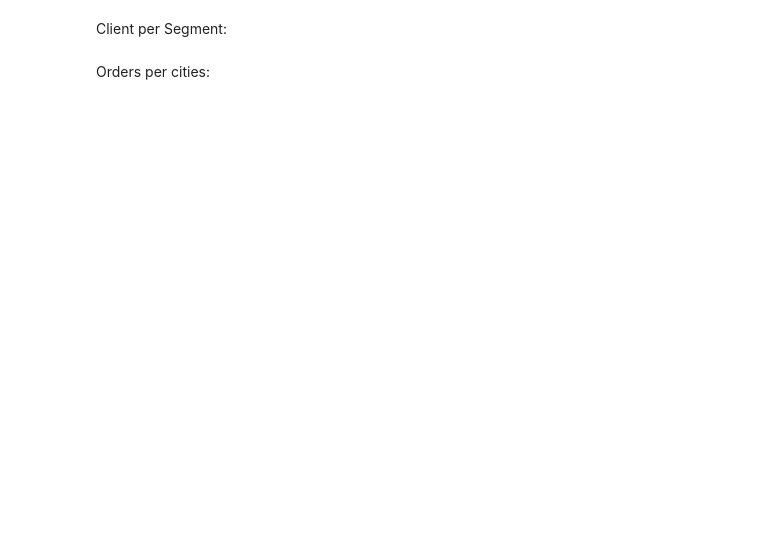
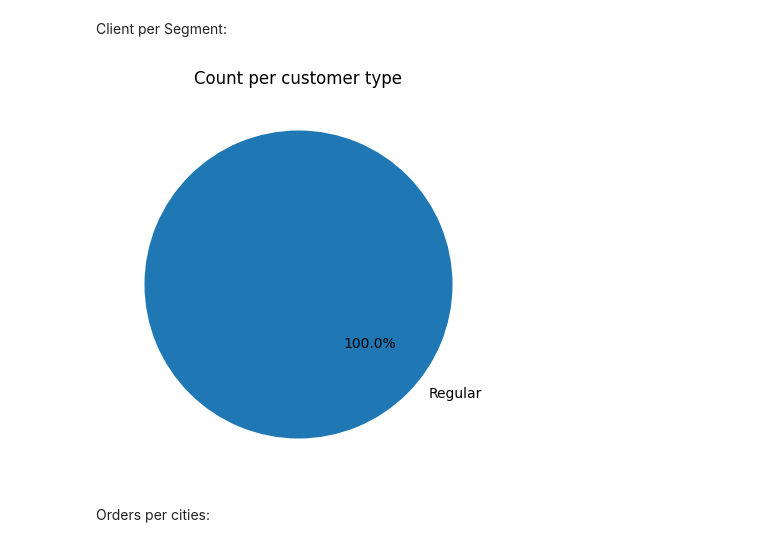
Before and after one commit to Shayartt/streaming-orders, a Jupyter notebook: src/Analyze.ipynb, the cells around one changed output. Saved outputs shown, nothing was run; the diff lists cells and outputs as text; code cells hidden in the pictures; blank space fills up the shorter version.

```diff
--- a/src/Analyze.ipynb
+++ b/src/Analyze.ipynb
@@ -35,8 +44,10 @@ Client per Segment:
 # %%
 plt.figure(figsize=(5, 5))
 plt.pie(my_analyzer.segment_df['count'], labels=my_analyzer.segment_df['segment'], autopct='%1.1f%%', startangle=140)
-plt.title('Count per Group Segment')
+plt.title('Count per customer type')
 plt.show()
+# %% [output]
+[figure, added]
 # %% [markdown]
 Orders per cities:
 # %%
```
Also changed, not shown: parts of 7 cells of this notebook, 2 other files.
